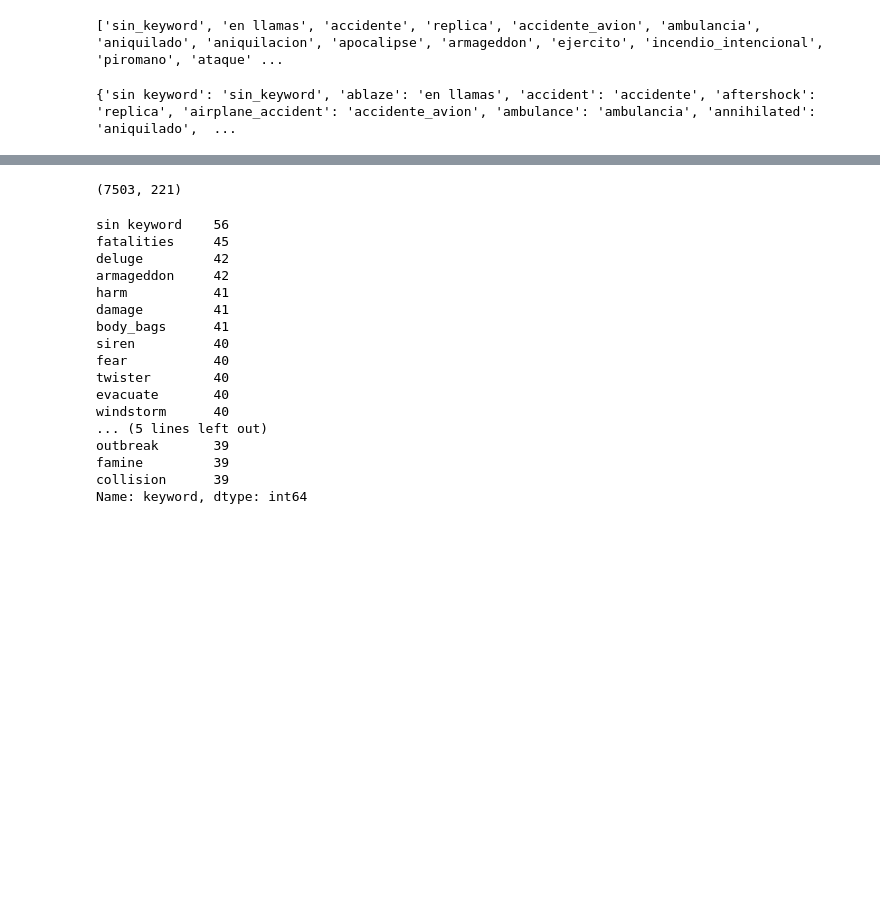
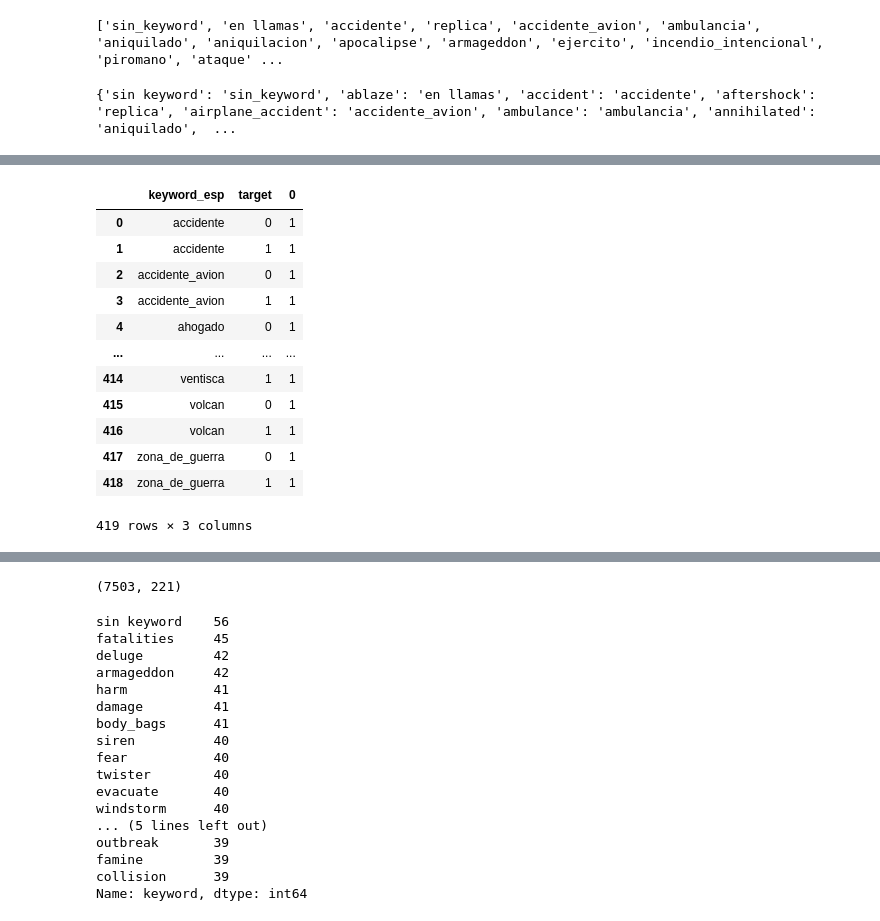
Before and after one commit to elemi10/7506-TP-Org-de-datos, a Jupyter notebook: TP1_Real_or_Not?_NLP_with_Disaster_Tweets.ipynb, the cells around one changed output, grey strips where cells are left out. Drawn from its saved outputs; the diff is of its cells as text; code cells hidden in the pictures; blank space fills up the shorter version.

```diff
--- a/TP1_Real_or_Not?_NLP_with_Disaster_Tweets.ipynb
+++ b/TP1_Real_or_Not?_NLP_with_Disaster_Tweets.ipynb
@@ -475,0 +479,4 @@ keyword_dicc
+# %%
+#2 Hacemos un groupby de las categorias keyword con tweets verdaderos y falsos ('target')
+df_agrupado=df_train.groupby(['keyword_esp','target']).size().sort_values(ascending=False)
+df_agrupado
@@ -475,0 +533,18 @@ keyword_dicc
+# %%
+df_train_by_keyword_esp=df_agrupado.groupby(['keyword_esp','target']).count()
+df_train_by_keyword_esp=df_train_by_keyword_esp.reset_index()
+df_train_by_keyword_esp
+# %% [output]
+|  | keyword_esp | target | 0 |
+| 0 | accidente | 0 | 1 |
+| 1 | accidente | 1 | 1 |
+| 2 | accidente_avion | 0 | 1 |
+| 3 | accidente_avion | 1 | 1 |
+| 4 | ahogado | 0 | 1 |
+| ... | ... | ... | ... |
+| 414 | ventisca | 1 | 1 |
+| 415 | volcan | 0 | 1 |
+| 416 | volcan | 1 | 1 |
+| 417 | zona_de_guerra | 0 | 1 |
+| 418 | zona_de_guerra | 1 | 1 |
+419 rows × 3 columns
```
Also changed, not shown: parts of 15 cells of this notebook.
